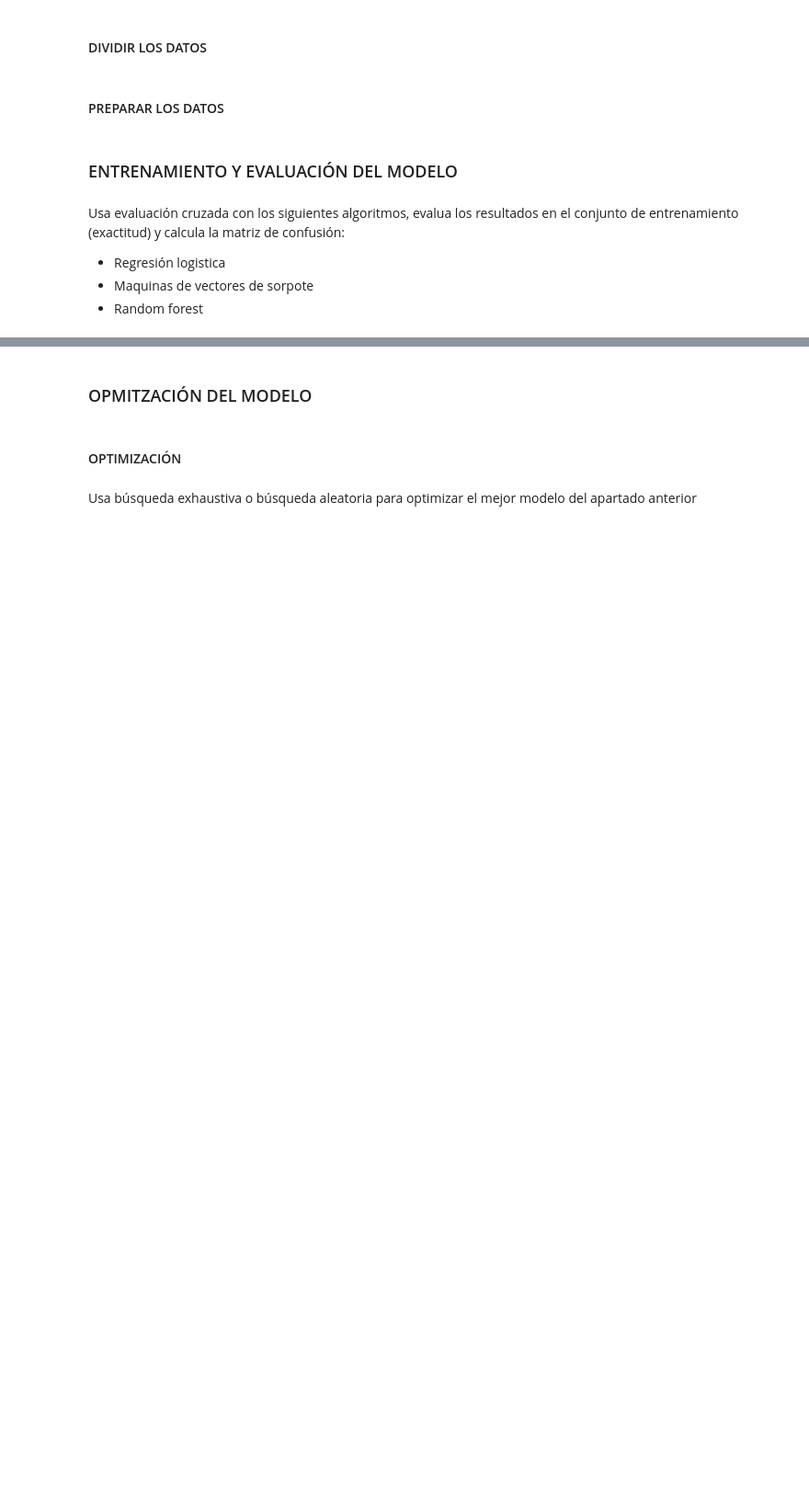
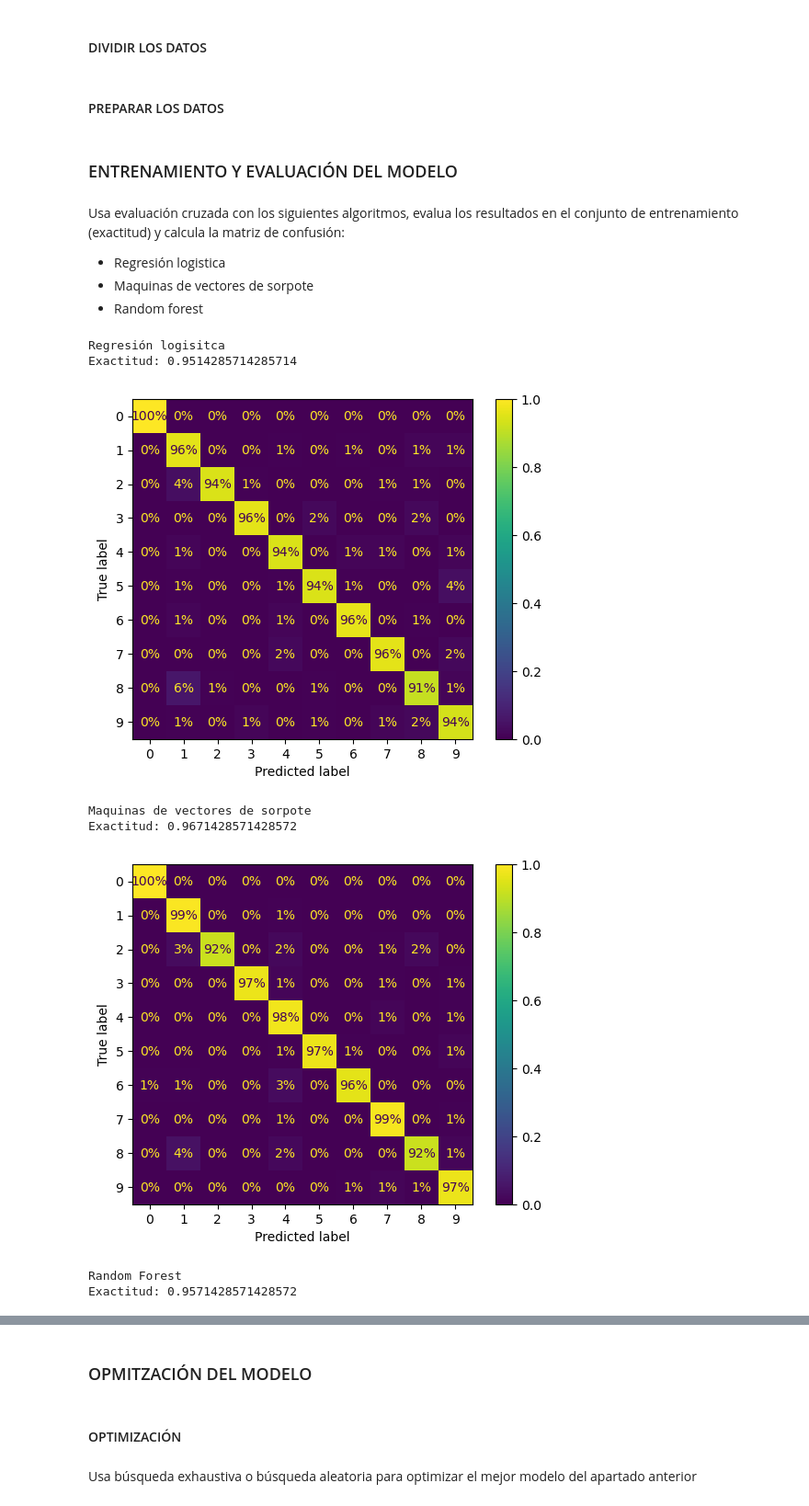
Before and after one commit to jonfdg9/IA, a Jupyter notebook: SAPA/Machine Learning/2_8Ejercicios.ipynb, the cells around one changed output, grey strips where cells are left out. Shown: that part at 92% size. Cells and saved outputs as stored; diff of their text form; code cells hidden in the pictures; blank space fills up the shorter version.

```diff
--- a/SAPA/Machine Learning/2_8Ejercicios.ipynb
+++ b/SAPA/Machine Learning/2_8Ejercicios.ipynb
@@ -201,6 +201,10 @@ for name, model in models.items():
 
     #val_cruz= cross_val_score(model, x_train, y_train, cv=10, scoring="accuracy")
     predic=cross_val_predict(model, x_train, y_train, cv=10)
+
+    #Matriz de confusion
+    cm = confusion_matrix(y_train, predic)
+    print(f"Matriz de confusion: {cm}")
 
     #Exactitud
     print(f"Exactitud: {accuracy_score(y_train, predic)}")
@@ -400,9 +425,13 @@ plt.show()
 # %% [markdown]
 #### DIVIDIR LOS DATOS
 # %%
-X_train, X_test, y_train, y_test = X_digits[:1400], X_digits[1400:], y_digits[:1400], y_digits[1400:]
+X_train, X_test, Y_train, Y_test = X_digits[:1400], X_digits[1400:], y_digits[:1400], y_digits[1400:]
 # %% [markdown]
 #### PREPARAR LOS DATOS
+# %%
+scaler=StandardScaler()
+X_train_scaled=scaler.fit_transform(X_train)
+X_test_scaled=scaler.fit_transform(X_test)
 # %% [markdown]
 ### ENTRENAMIENTO Y EVALUACIÓN DEL MODELO
 # %% [markdown]
@@ -410,3 +439,33 @@ Usa evaluación cruzada con los siguientes algoritmos, evalua los resultados en
 - Regresión logistica
 - Maquinas de vectores de sorpote
 - Random forest
+# %%
+models={
+    "Regresión logisitca": LogisticRegression(random_state=42),
+    "Maquinas de vectores de sorpote":SVC(random_state=42),
+    "Random Forest":RandomForestClassifier(random_state=42),
+}
+
+for name, model in models.items():
+    print(name)
+
+    #val_cruz= cross_val_score(model, x_train, y_train, cv=10, scoring="accuracy")
+    predic=cross_val_predict(model, X_train_scaled, Y_train, cv=10)
+
+    #Exactitud
+    print(f"Exactitud: {accuracy_score(Y_train, predic)}")
+    print()
+
+    #Matriz de confusion
+    cm = confusion_matrix(Y_train, predic)
+    ConfusionMatrixDisplay.from_predictions(Y_train, predic, normalize="true", values_format=".0%")
+    plt.show()
+# %% [output]
+Regresión logisitca
+Exactitud: 0.9514285714285714
+[figure, added]
+Maquinas de vectores de sorpote
+Exactitud: 0.9671428571428572
+[figure, added]
+Random Forest
+Exactitud: 0.9571428571428572
```
Also changed, not shown: parts of 16 cells of this notebook, 2 other files.
